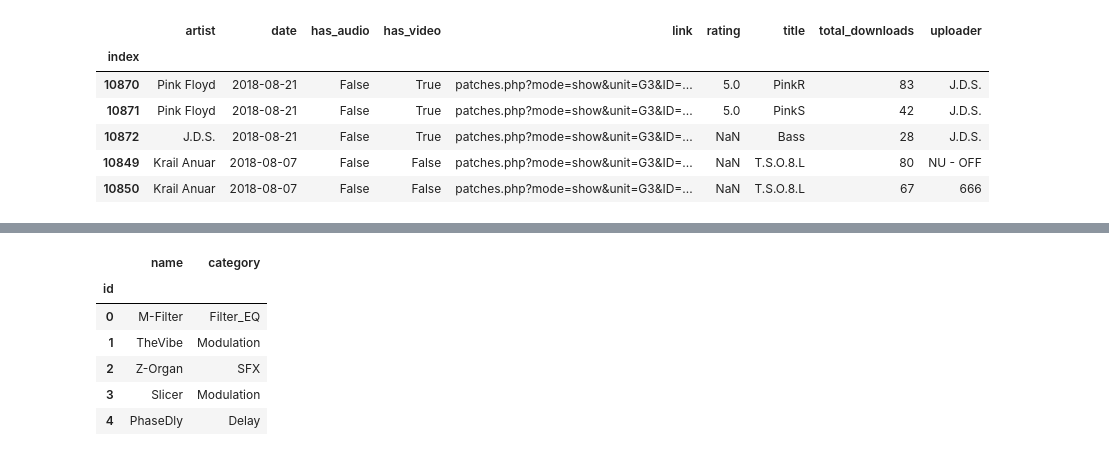
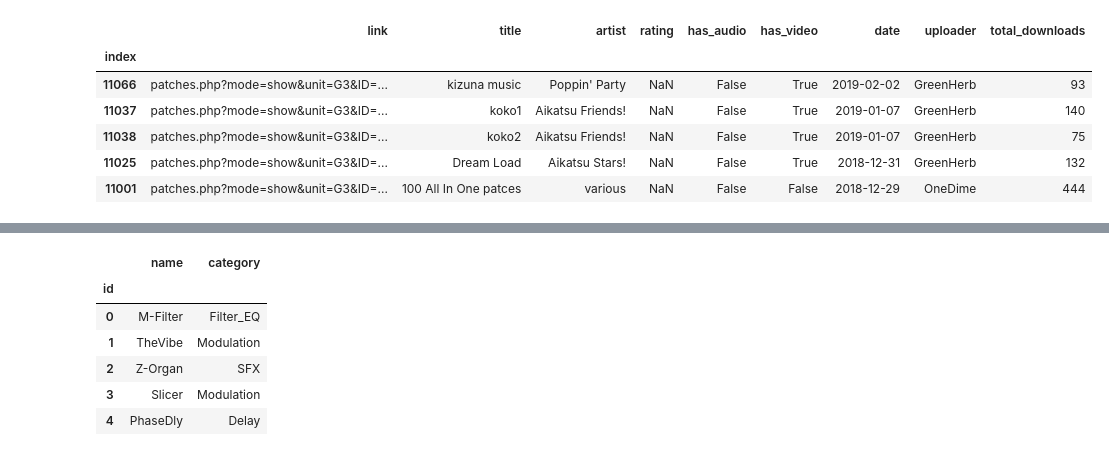
Before and after one commit to SrMouraSilva/ZoomG3-Patches, a Jupyter notebook: Database.ipynb, the cells around one changed output, grey strips where cells are left out. Drawn from its saved outputs; the diff is of its cells as text; code cells hidden in the pictures.

```diff
--- a/Database.ipynb
+++ b/Database.ipynb
@@ -28,16 +28,17 @@ Essa lista é gerada pelo scrapping e é utilizada para fazer o download dos ped
 # %%
-pedalboards_data = pd.read_json('data/pedalboard-info.json').sort_index()
+pedalboards_data = pd.read_csv('data/pedalboard-info.csv').sort_index()
+
 pedalboards_data.index = pedalboards_data['index']
 
 del pedalboards_data['index']
 pedalboards_data.to_csv('data/pedalboard-info.csv')
 
-pedalboards_data.head(5)
+pedalboards_data.head()
 # %% [output]
-|  | artist | date | has_audio | has_video | link | rating | title | total_downloads | uploader |
+|  | link | title | artist | rating | has_audio | has_video | date | uploader | total_downloads |
 | index |  |  |  |  |  |  |  |  |  |
-| 10870 | Pink Floyd | 2018-08-21 | False | True | patches.php?mode=show&unit=G3&ID=... | 5.0 | PinkR | 83 | J.D.S. |
-| 10871 | Pink Floyd | 2018-08-21 | False | True | patches.php?mode=show&unit=G3&ID=... | 5.0 | PinkS | 42 | J.D.S. |
-| 10872 | J.D.S. | 2018-08-21 | False | True | patches.php?mode=show&unit=G3&ID=... | NaN | Bass | 28 | J.D.S. |
-| 10849 | Krail Anuar | 2018-08-07 | False | False | patches.php?mode=show&unit=G3&ID=... | NaN | T.S.O.8.L | 80 | NU - OFF |
-| 10850 | Krail Anuar | 2018-08-07 | False | False | patches.php?mode=show&unit=G3&ID=... | NaN | T.S.O.8.L | 67 | 666 |
+| 11066 | patches.php?mode=show&unit=G3&ID=... | kizuna music | Poppin' Party | NaN | False | True | 2019-02-02 | GreenHerb | 93 |
+| 11037 | patches.php?mode=show&unit=G3&ID=... | koko1 | Aikatsu Friends! | NaN | False | True | 2019-01-07 | GreenHerb | 140 |
+| 11038 | patches.php?mode=show&unit=G3&ID=... | koko2 | Aikatsu Friends! | NaN | False | True | 2019-01-07 | GreenHerb | 75 |
+| 11025 | patches.php?mode=show&unit=G3&ID=... | Dream Load | Aikatsu Stars! | NaN | False | True | 2018-12-31 | GreenHerb | 132 |
+| 11001 | patches.php?mode=show&unit=G3&ID=... | 100 All In One patces | various | NaN | False | False | 2018-12-29 | OneDime | 444 |
```
Also changed, not shown: parts of 24 cells of this notebook, 3 other files.
